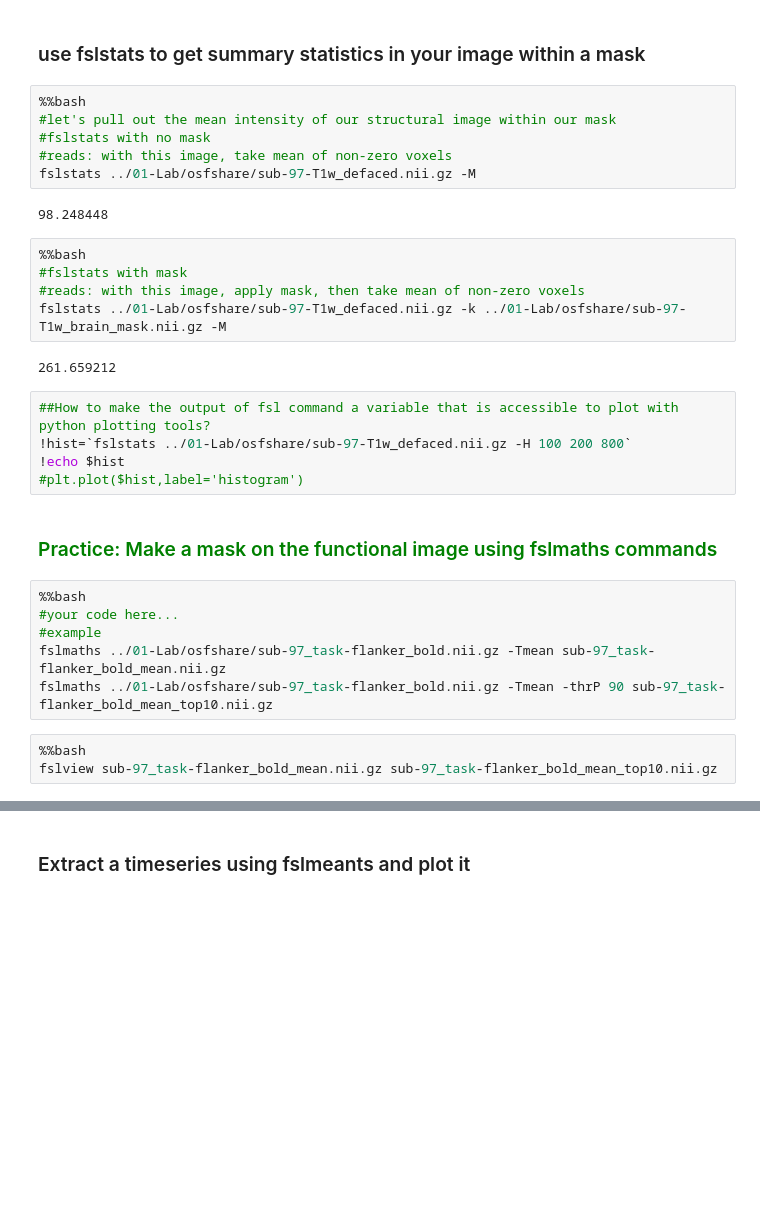
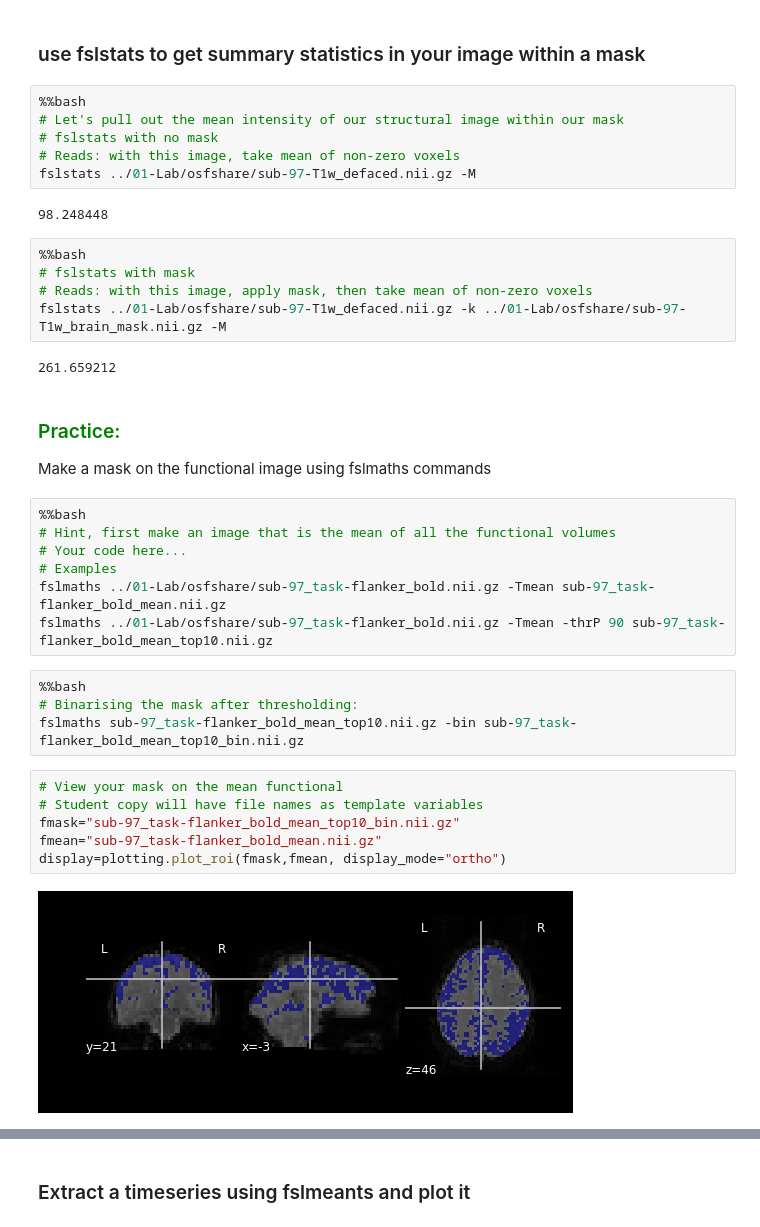
Before and after one commit to uiowa-mri-course-2018/Labs, a Jupyter notebook: 02-Lab/ImageProcessingBasics.ipynb, the cells around one changed output, grey strips where cells are left out. Cells and saved outputs as stored; diff of their text form; blank space fills up the shorter version.

```diff
--- a/02-Lab/ImageProcessingBasics.ipynb
+++ b/02-Lab/ImageProcessingBasics.ipynb
@@ -164,32 +139,38 @@ Note - thresholds are not inclusive ie lthresh<allowed<uthresh
 ### use fslstats to get summary statistics in your image within a mask
 # %%
 %%bash
-#let's pull out the mean intensity of our structural image within our mask
-#fslstats with no mask
-#reads: with this image, take mean of non-zero voxels
+# Let's pull out the mean intensity of our structural image within our mask
+# fslstats with no mask
+# Reads: with this image, take mean of non-zero voxels
 fslstats ../01-Lab/osfshare/sub-97-T1w_defaced.nii.gz -M
 # %% [output]
 98.248448
 # %%
 %%bash
-#fslstats with mask
-#reads: with this image, apply mask, then take mean of non-zero voxels
+# fslstats with mask
+# Reads: with this image, apply mask, then take mean of non-zero voxels
 fslstats ../01-Lab/osfshare/sub-97-T1w_defaced.nii.gz -k ../01-Lab/osfshare/sub-97-T1w_brain_mask.nii.gz -M
 # %% [output]
 261.659212
-# %%
-##How to make the output of fsl command a variable that is accessible to plot with python plotting tools?
-!hist=`fslstats ../01-Lab/osfshare/sub-97-T1w_defaced.nii.gz -H 100 200 800`
-!echo $hist
-#plt.plot($hist,label='histogram')
 # %% [markdown]
-### <font color = green> Practice: Make a mask on the functional image using fslmaths commands </font>
+### <font color = green> Practice: </font>
+Make a mask on the functional image using fslmaths commands
 # %%
 %%bash
-#your code here...
-#example
+# Hint, first make an image that is the mean of all the functional volumes
+# Your code here...
+# Examples
 fslmaths ../01-Lab/osfshare/sub-97_task-flanker_bold.nii.gz -Tmean sub-97_task-flanker_bold_mean.nii.gz
 fslmaths ../01-Lab/osfshare/sub-97_task-flanker_bold.nii.gz -Tmean -thrP 90 sub-97_task-flanker_bold_mean_top10.nii.gz
-# %%
-%%bash
-fslview sub-97_task-flanker_bold_mean.nii.gz sub-97_task-flanker_bold_mean_top10.nii.gz
+# %%
+%%bash
+# Binarising the mask after thresholding:
+fslmaths sub-97_task-flanker_bold_mean_top10.nii.gz -bin sub-97_task-flanker_bold_mean_top10_bin.nii.gz
+# %%
+# View your mask on the mean functional
+# Student copy will have file names as template variables
+fmask="sub-97_task-flanker_bold_mean_top10_bin.nii.gz"
+fmean="sub-97_task-flanker_bold_mean.nii.gz"
+display=plotting.plot_roi(fmask,fmean, display_mode="ortho")
+# %% [output]
+[figure, added]
```
Also changed, not shown: parts of 35 cells of this notebook.
